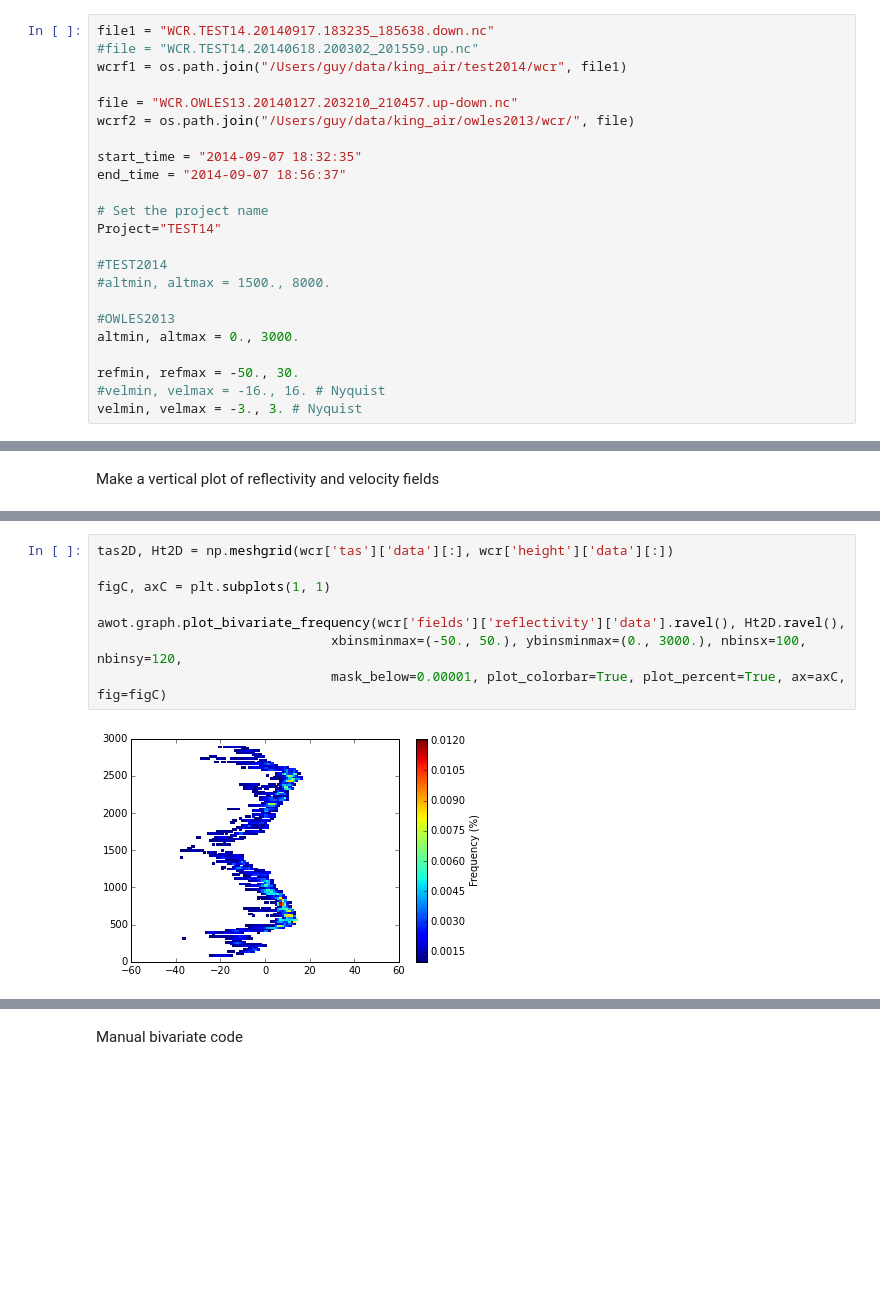
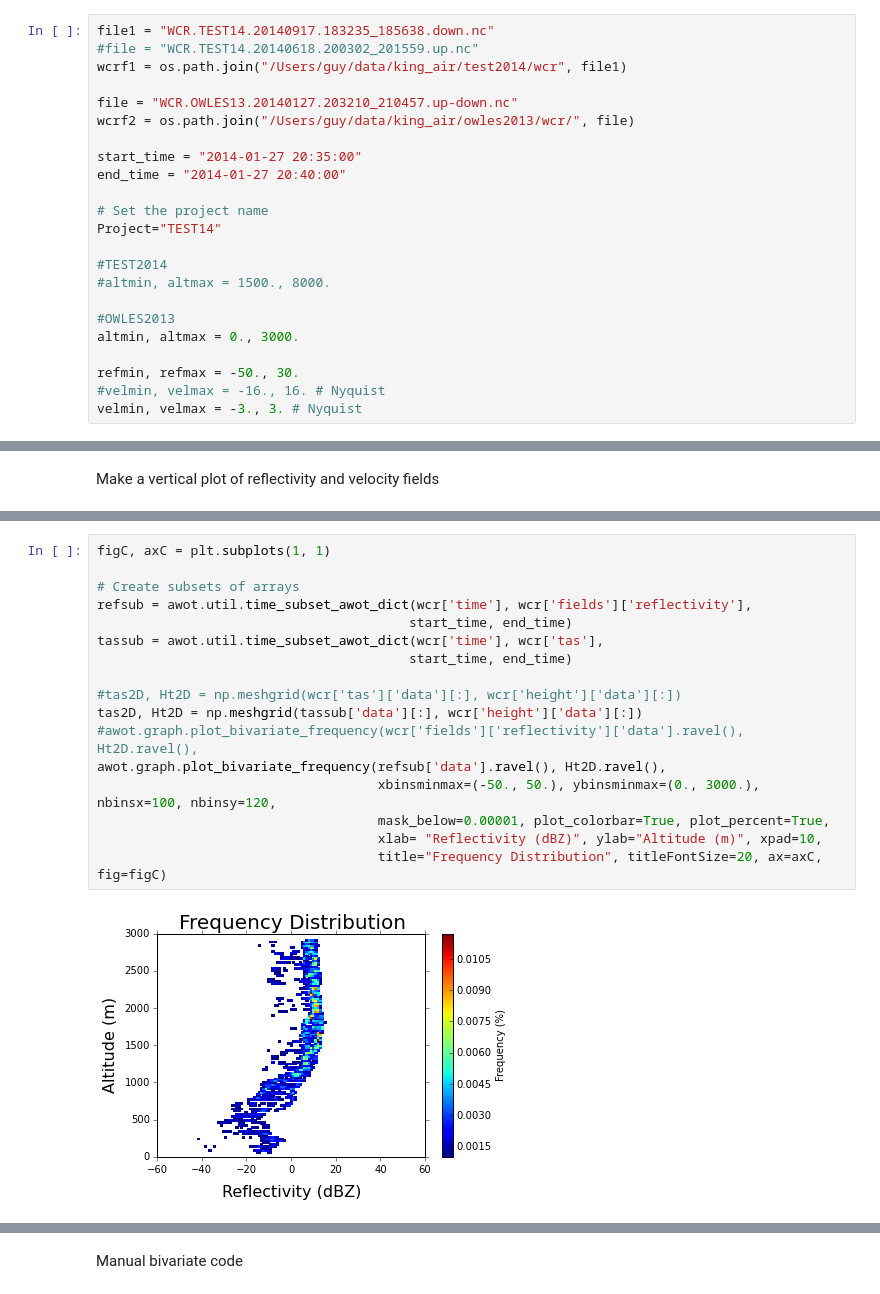
Before and after one commit to nguy/AWOT, a Jupyter notebook: examples/awot_plot_wcr2.ipynb, the cells around one changed output, grey strips where cells are left out. Cells and saved outputs as stored; diff of their text form; blank space fills up the shorter version.

```diff
--- a/examples/awot_plot_wcr2.ipynb
+++ b/examples/awot_plot_wcr2.ipynb
@@ -20,8 +20,8 @@ wcrf1 = os.path.join("/Users/guy/data/king_air/test2014/wcr", file1)
 file = "WCR.OWLES13.20140127.203210_210457.up-down.nc"
 wcrf2 = os.path.join("/Users/guy/data/king_air/owles2013/wcr/", file)
 
-start_time = "2014-09-07 18:32:35"
-end_time = "2014-09-07 18:56:37"
+start_time = "2014-01-27 20:35:00"
+end_time = "2014-01-27 20:40:00"
 
 # Set the project name
 Project="TEST14"
@@ -93,10 +106,19 @@ wcr_vp.time_height_image('velocity', ax=ax2, plot_log10_var=False,
 # %%
-tas2D, Ht2D = np.meshgrid(wcr['tas']['data'][:], wcr['height']['data'][:])
-
 figC, axC = plt.subplots(1, 1)
 
-awot.graph.plot_bivariate_frequency(wcr['fields']['reflectivity']['data'].ravel(), Ht2D.ravel(),
-                              xbinsminmax=(-50., 50.), ybinsminmax=(0., 3000.), nbinsx=100, nbinsy=120,
-                              mask_below=0.00001, plot_colorbar=True, plot_percent=True, ax=axC, fig=figC)
+# Create subsets of arrays
+refsub = awot.util.time_subset_awot_dict(wcr['time'], wcr['fields']['reflectivity'],
+                                        start_time, end_time)
+tassub = awot.util.time_subset_awot_dict(wcr['time'], wcr['tas'],
+                                        start_time, end_time)
+
+#tas2D, Ht2D = np.meshgrid(wcr['tas']['data'][:], wcr['height']['data'][:])
+tas2D, Ht2D = np.meshgrid(tassub['data'][:], wcr['height']['data'][:])
+#awot.graph.plot_bivariate_frequency(wcr['fields']['reflectivity']['data'].ravel(), Ht2D.ravel(),
+awot.graph.plot_bivariate_frequency(refsub['data'].ravel(), Ht2D.ravel(),
+                                    xbinsminmax=(-50., 50.), ybinsminmax=(0., 3000.), nbinsx=100, nbinsy=120,
+                                    mask_below=0.00001, plot_colorbar=True, plot_percent=True,
+                                    xlab= "Reflectivity (dBZ)", ylab="Altitude (m)", xpad=10,
+                                    title="Frequency Distribution", titleFontSize=20, ax=axC, fig=figC)
 # %% [output]
-[figure, old version]
+[figure, new version]
```
Also changed, not shown: parts of 6 cells of this notebook, 4 other files.
